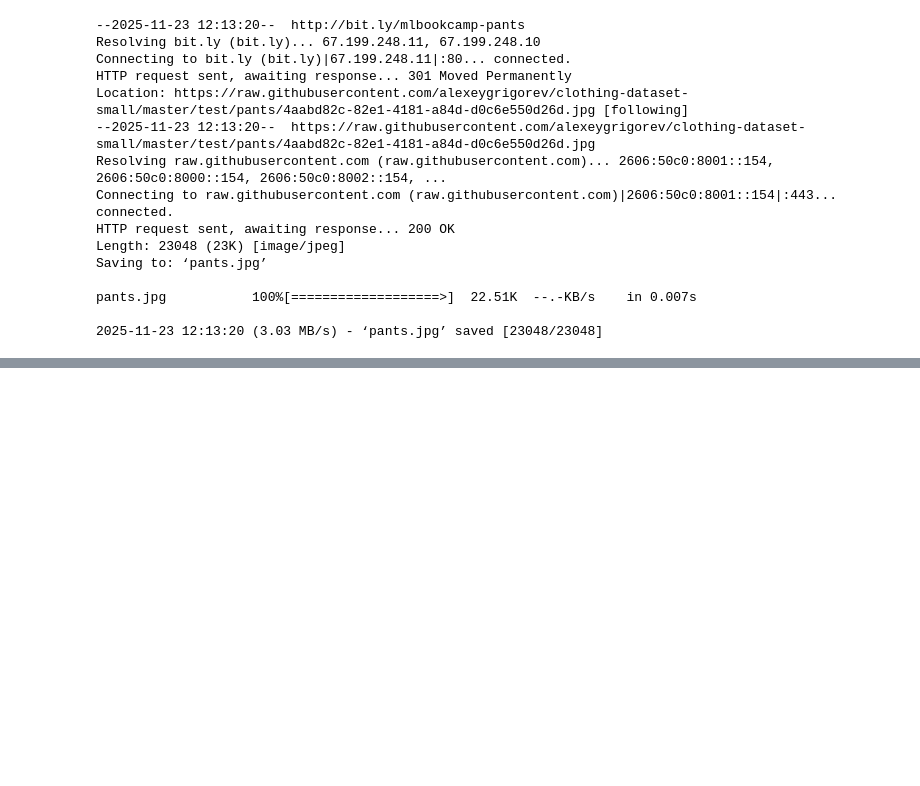
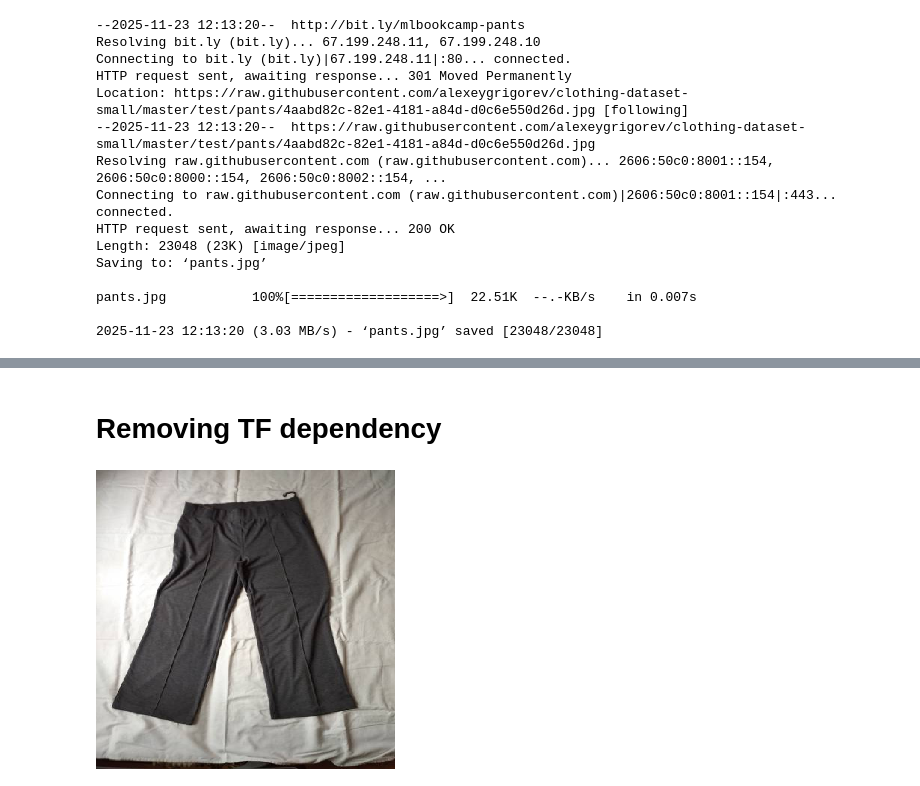
Before and after one commit to AlexHuc/learning-repo, a Jupyter notebook: ZoomCamp/machine-learning-zoomcamp-2025/09-serverless/09-serverless-live.ipynb, the cells around one changed output, grey strips where cells are left out. Drawn from its saved outputs; the diff is of its cells as text; code cells hidden in the pictures; blank space fills up the shorter version.

```diff
--- a/ZoomCamp/machine-learning-zoomcamp-2025/09-serverless/09-serverless-live.ipynb
+++ b/ZoomCamp/machine-learning-zoomcamp-2025/09-serverless/09-serverless-live.ipynb
@@ -95,0 +265,2 @@ pants.jpg           100%[===================>]  22.51K  --.-KB/s    in 0.007s
+# %% [markdown]
+# Removing TF dependency
@@ -95,0 +269,7 @@ pants.jpg           100%[===================>]  22.51K  --.-KB/s    in 0.007s
+# %%
+with Image.open('pants.jpg') as img:
+    img = img.resize((299, 299), Image.NEAREST)
+# %%
+img
+# %% [output]
+[figure, added]
```
Also changed, not shown: parts of 32 cells of this notebook.
